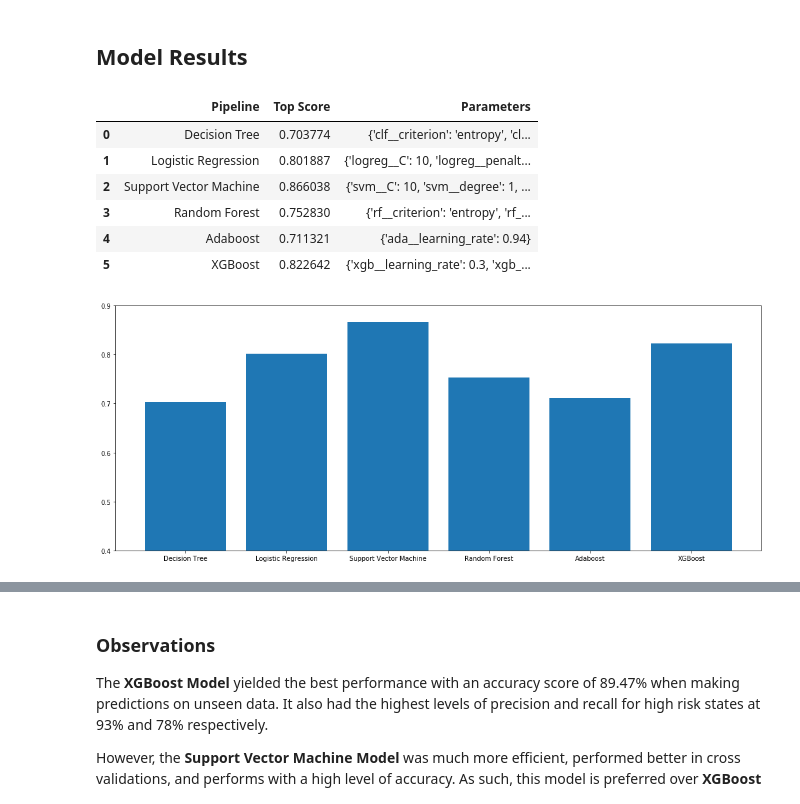
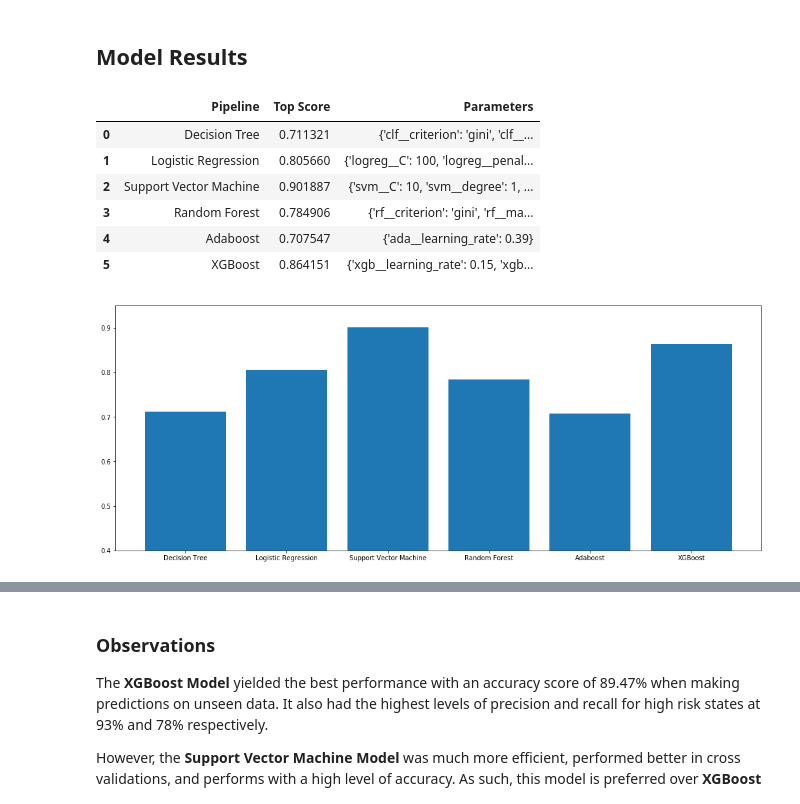
Before and after one commit to rwilleynyc/dsc-3-final-project-online-ds-sp-000, a Jupyter notebook: student.ipynb, the cells around one changed output, grey strips where cells are left out. Drawn from its saved outputs; the diff is of its cells as text; code cells hidden in the pictures.

Commit message:
Updated with improved models, additional information, and link to blog.

```diff
--- a/student.ipynb
+++ b/student.ipynb
@@ -886,3 +901,6 @@ hd_df.head()
 # %% [markdown]
 <a id='target'></a>
 #### 4. Calculate Target Variable (Deaths_per_Capita)
+# %%
+hd_df = add_diab_df
+hd_df.head()
@@ -996,7 +1022,7 @@ coll_check(transformed_df)
 # Explore combinations of 8 predictor variables for regression analysis
 from itertools import combinations as comb
 
-combs = list(comb(transformed_df.columns[:-4], 8))
+combs = list(comb(transformed_df.columns[:-4], 5))
 predictors = transformed_df.columns[:-4]
 
 len(combs)
@@ -1066,7 +1104,7 @@ Lap Time: 150.34s
 # %%
 import statsmodels.formula.api as smf
 
-predictors = ['Percent_Male', 'years_75_79', 'wine', 'Smoking']
+predictors = ['Population_Male', 'Population_75_79_years', 'wine', 'Smoking']
 
 f = 'Deaths_per_Capita~'
 for predictor in predictors:
@@ -1100,7 +1138,7 @@ for predictor in predictors:
     results.append([predictor, model.rsquared, model.params[0], model.params[1], model.pvalues[1]])
     y_pred = model.predict()
     plt.figure(figsize=(10, 10))
-    plt.title(predictor + ' vs Death Rate')
+    plt.title(predictor.replace('_', ' ').title() + ' vs Death Rate')
     plt.xlabel(predictor)
     plt.ylabel('Death Rate')
     plt.scatter(transformed_df[predictor], transformed_df['Deaths_per_Capita'], marker='.', label='Actual')
@@ -1562,22 +1599,23 @@ Parameters: {'xgb__learning_rate': 0.3, 'xgb__max_depth': 9, 'xgb__min_child_wei
 # %%
 results_df = pd.DataFrame.from_dict(results)
 results_df.to_csv('model_results.csv')
+results_df.to_excel('model_results.xlsx')
 results_df
 # %% [output]
 |  | Pipeline | Top Score | Parameters |
-| 0 | Decision Tree | 0.703774 | {'clf__criterion': 'entropy', 'cl... |
-| 1 | Logistic Regression | 0.801887 | {'logreg__C': 10, 'logreg__penalt... |
-| 2 | Support Vector Machine | 0.866038 | {'svm__C': 10, 'svm__degree': 1, ... |
-| 3 | Random Forest | 0.752830 | {'rf__criterion': 'entropy', 'rf_... |
-| 4 | Adaboost | 0.711321 | {'ada__learning_rate': 0.94} |
-| 5 | XGBoost | 0.822642 | {'xgb__learning_rate': 0.3, 'xgb_... |
+| 0 | Decision Tree | 0.711321 | {'clf__criterion': 'gini', 'clf__... |
+| 1 | Logistic Regression | 0.805660 | {'logreg__C': 100, 'logreg__penal... |
+| 2 | Support Vector Machine | 0.901887 | {'svm__C': 10, 'svm__degree': 1, ... |
+| 3 | Random Forest | 0.784906 | {'rf__criterion': 'gini', 'rf__ma... |
+| 4 | Adaboost | 0.707547 | {'ada__learning_rate': 0.39} |
+| 5 | XGBoost | 0.864151 | {'xgb__learning_rate': 0.15, 'xgb... |
 # %%
 plt.figure(figsize=(18, 7))
 plt.bar(results_df['Pipeline'], results_df['Top Score'])
-plt.ylim(.4, .9)
+plt.ylim(.4, .95)
 plt.show()
 # %% [output]
-[figure, old version]
+[figure, new version]
 # %%
 from sklearn.metrics import accuracy_score
 
```
Also changed, not shown: parts of 80 cells of this notebook, 14 other files.
